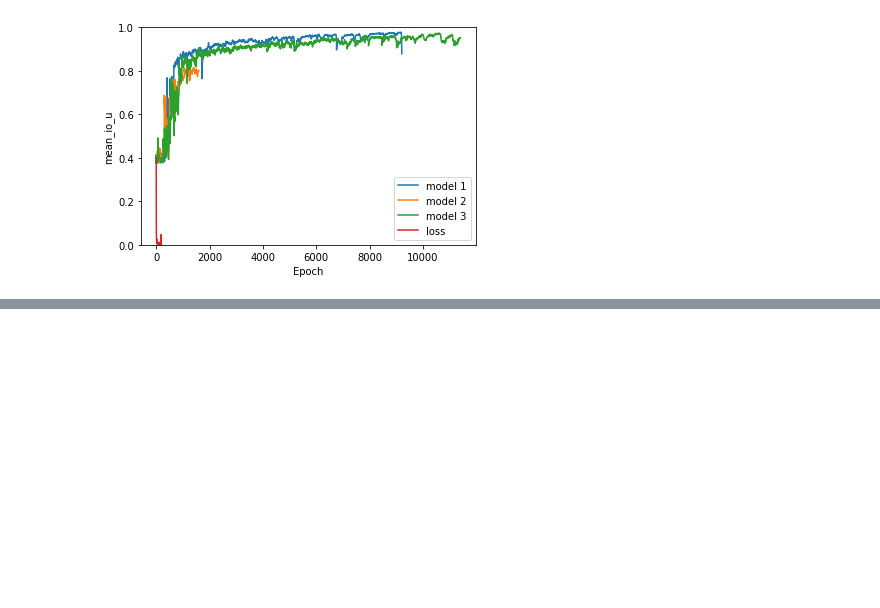
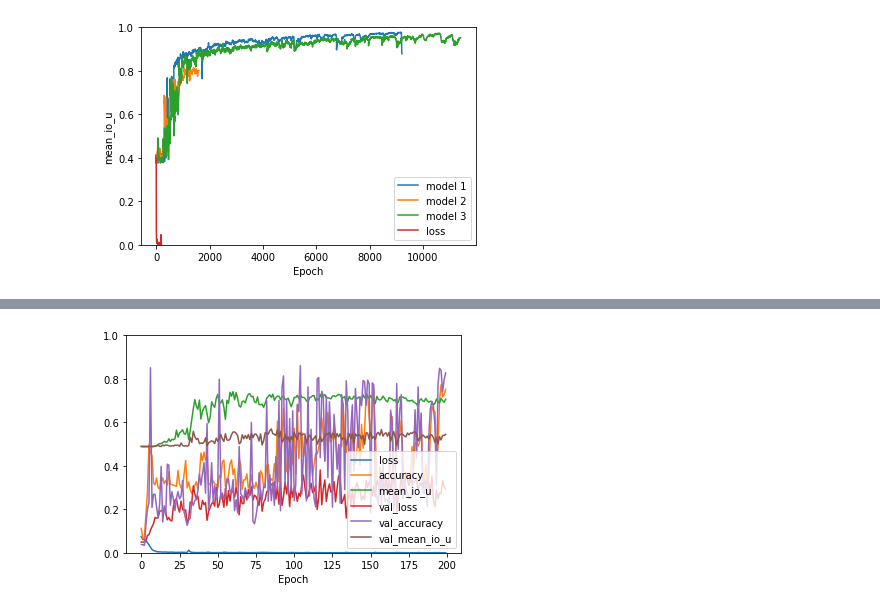
Before and after one commit to PreibischLab/PixelWise_Cell_Classification, a Jupyter notebook: V2/unet/Plot graphs.ipynb, the cells around one changed output, grey strips where cells are left out. Saved outputs shown, nothing was run; the diff lists cells and outputs as text; code cells hidden in the pictures; blank space fills up the shorter version.

Commit message:
realtime history plot

```diff
--- a/V2/unet/Plot graphs.ipynb
+++ b/V2/unet/Plot graphs.ipynb
@@ -78,3 +78,14 @@ plot_curve(all_history)
 plot_curve(all_history,loss)
 # %% [output]
 [figure]
+# %%
+import os
+import json
+import plot
+
+history_path = '../../../../data/cells/models/'
+files = ['10_09_2020_history_unet_v3_cells.json',
+ '09_09_2020_history_unet_v1_cells.json',
+ '10_09_2020_history_unet_without_background_cells.json']
+files = [os.path.join(history_path,f) for f in files]
+files
@@ -80,0 +96,4 @@ plot_curve(all_history,loss)
+# %%
+history = json.load(open(files[0], 'r')).replace("'", "\"")
+history_dict = json.loads(history)
+plot.smartHistory(history_dict)
@@ -80,0 +103,6 @@ plot_curve(all_history,loss)
+# %%
+history = json.load(open(files[2], 'r')).replace("'", "\"")
+history_dict = json.loads(history)
+plot.smartHistory(history_dict)
+# %% [output]
+[figure, added]
```
Also changed, not shown: parts of 2 cells of this notebook, 4 other files.
